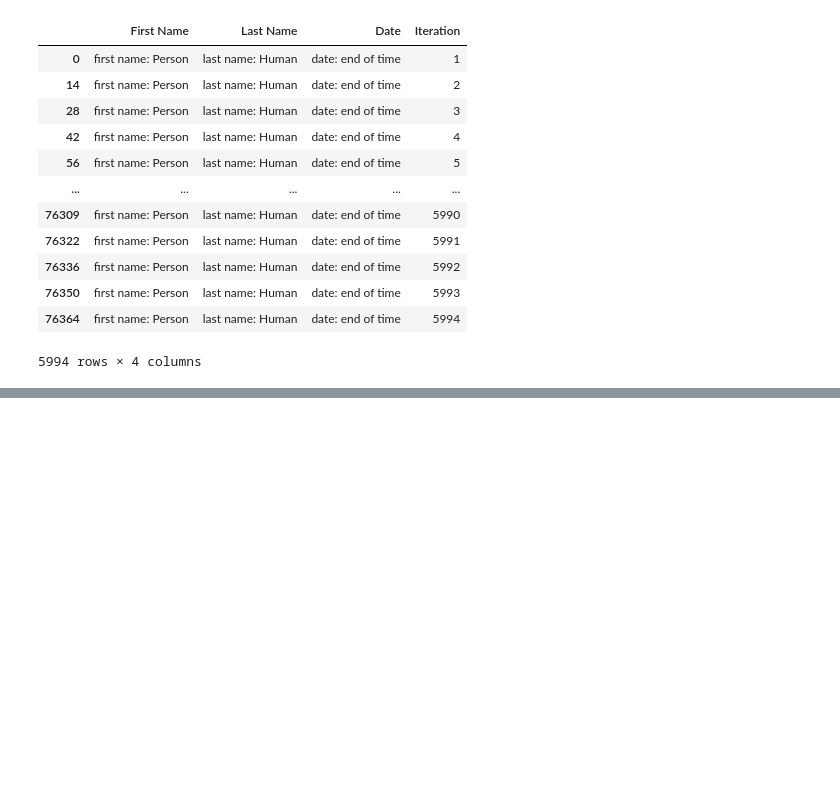
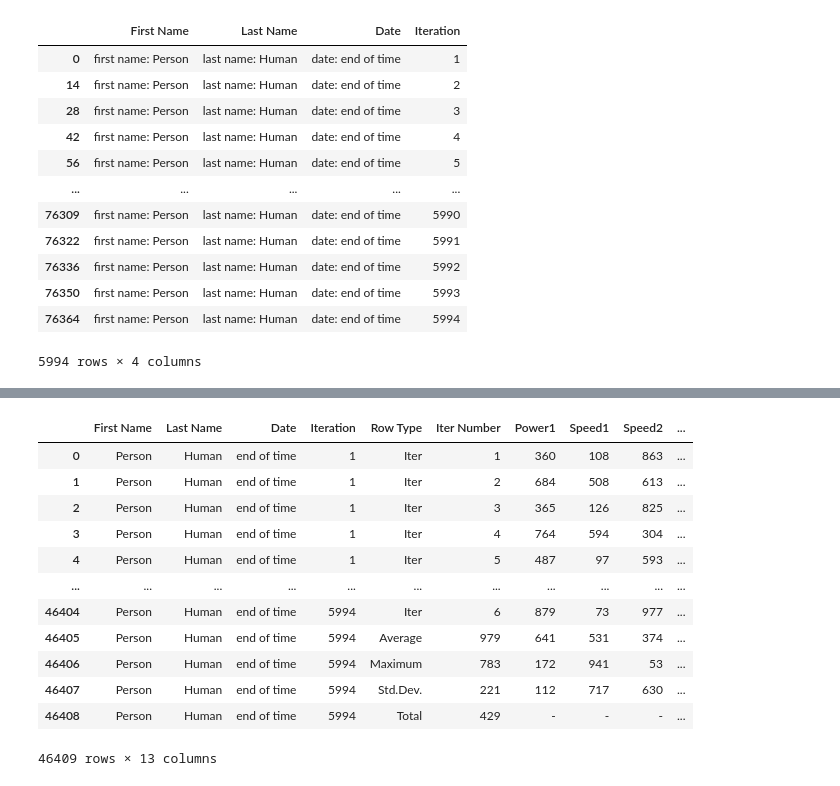
Before and after one commit to claupereirajr/data_cleaning_study, a Jupyter notebook: script_data_clean.ipynb, the cells around one changed output, grey strips where cells are left out. Cells and saved outputs as stored; diff of their text form; code cells hidden in the pictures; blank space fills up the shorter version.

```diff
--- a/script_data_clean.ipynb
+++ b/script_data_clean.ipynb
@@ -144,0 +175,16 @@ See the caveats in the documentation: https://pandas.pydata.org/pandas-docs/stab
+# %%
+pd.merge(left=name_dataframe, right=no_name_dataframe, how="inner", on="Iteration")
+# %% [output]
+|  | First Name | Last Name | Date | Iteration | Row Type | Iter Number | Power1 | Speed1 | Speed2 | ... |
+| 0 | Person | Human | end of time | 1 | Iter | 1 | 360 | 108 | 863 | ... |
+| 1 | Person | Human | end of time | 1 | Iter | 2 | 684 | 508 | 613 | ... |
+| 2 | Person | Human | end of time | 1 | Iter | 3 | 365 | 126 | 825 | ... |
+| 3 | Person | Human | end of time | 1 | Iter | 4 | 764 | 594 | 304 | ... |
+| 4 | Person | Human | end of time | 1 | Iter | 5 | 487 | 97 | 593 | ... |
+| ... | ... | ... | ... | ... | ... | ... | ... | ... | ... | ... |
+| 46404 | Person | Human | end of time | 5994 | Iter | 6 | 879 | 73 | 977 | ... |
+| 46405 | Person | Human | end of time | 5994 | Average | 979 | 641 | 531 | 374 | ... |
+| 46406 | Person | Human | end of time | 5994 | Maximum | 783 | 172 | 941 | 53 | ... |
+| 46407 | Person | Human | end of time | 5994 | Std.Dev. | 221 | 112 | 717 | 630 | ... |
+| 46408 | Person | Human | end of time | 5994 | Total | 429 | - | - | - | ... |
+46409 rows × 13 columns
```
Also changed, not shown: parts of 2 cells of this notebook.
